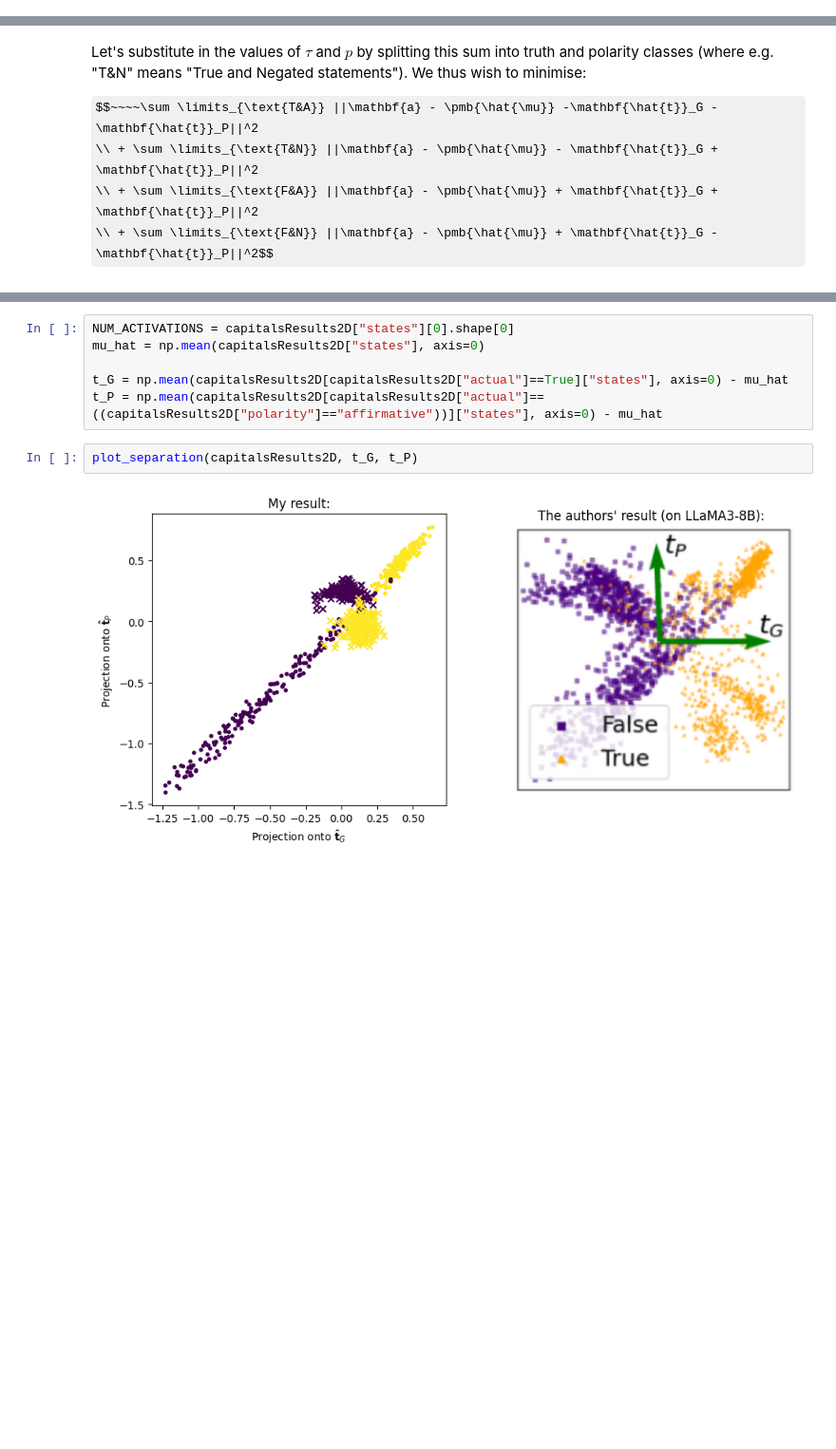
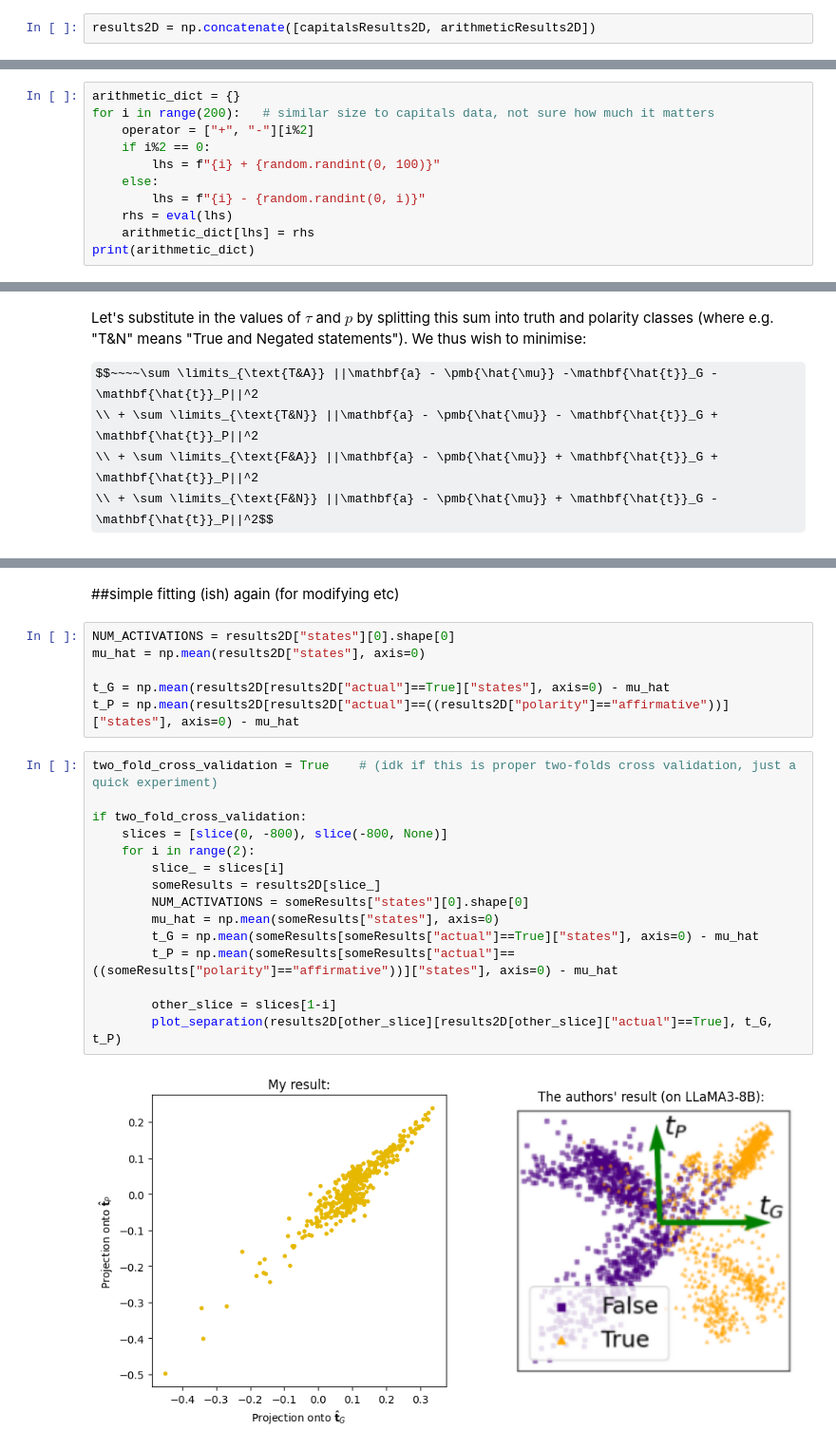
Before and after one commit to JDS289/BaLD4LLM, a Jupyter notebook: proj.ipynb, the cells around one changed output, grey strips where cells are left out. Shown at 95% size. Saved outputs shown, nothing was run; the diff lists cells and outputs as text; some formulas as TeX source; blank space fills up the shorter version.

```diff
--- a/proj.ipynb
+++ b/proj.ipynb
@@ -410,3 +414,5 @@ with open("drive/My Drive/capitalsResults2D.pkl", "rb") as f:
+# %%
+results2D = np.concatenate([capitalsResults2D, arithmeticResults2D])
 # %%
 def angle_between(v1, v2):
     v1_u = v1 / np.linalg.norm(v1)
@@ -474,0 +460,11 @@ capitalsResults2D = np.array(sum([[(result["inputs"], result["states"], actual,
+# %%
+arithmetic_dict = {}
+for i in range(200):   # similar size to capitals data, not sure how much it matters
+    operator = ["+", "-"][i%2]
+    if i%2 == 0:
+        lhs = f"{i} + {random.randint(0, 100)}"
+    else:
+        lhs = f"{i} - {random.randint(0, i)}"
+    rhs = eval(lhs)
+    arithmetic_dict[lhs] = rhs
+print(arithmetic_dict)
@@ -724,10 +773,25 @@ actually maybe make it actually matrixy by determining tau and p from each state
+# %% [markdown]
+##simple fitting (ish) again (for modifying etc)
 # %%
-NUM_ACTIVATIONS = capitalsResults2D["states"][0].shape[0]
-mu_hat = np.mean(capitalsResults2D["states"], axis=0)
+NUM_ACTIVATIONS = results2D["states"][0].shape[0]
+mu_hat = np.mean(results2D["states"], axis=0)
 
-t_G = np.mean(capitalsResults2D[capitalsResults2D["actual"]==True]["states"], axis=0) - mu_hat
-t_P = np.mean(capitalsResults2D[capitalsResults2D["actual"]==((capitalsResults2D["polarity"]=="affirmative"))]["states"], axis=0) - mu_hat
+t_G = np.mean(results2D[results2D["actual"]==True]["states"], axis=0) - mu_hat
+t_P = np.mean(results2D[results2D["actual"]==((results2D["polarity"]=="affirmative"))]["states"], axis=0) - mu_hat
-# %%
-plot_separation(capitalsResults2D, t_G, t_P)
-# %% [output]
-[figure, removed]
+# %%
+two_fold_cross_validation = True    # (idk if this is proper two-folds cross validation, just a quick experiment)
+
+if two_fold_cross_validation:
+    slices = [slice(0, -800), slice(-800, None)]
+    for i in range(2):
+        slice_ = slices[i]
+        someResults = results2D[slice_]
+        NUM_ACTIVATIONS = someResults["states"][0].shape[0]
+        mu_hat = np.mean(someResults["states"], axis=0)
+        t_G = np.mean(someResults[someResults["actual"]==True]["states"], axis=0) - mu_hat
+        t_P = np.mean(someResults[someResults["actual"]==((someResults["polarity"]=="affirmative"))]["states"], axis=0) - mu_hat
+
+        other_slice = slices[1-i]
+        plot_separation(results2D[other_slice][results2D[other_slice]["actual"]==True], t_G, t_P)
+# %% [output]
+[figure, added]
```
Also changed, not shown: parts of 30 cells of this notebook.
